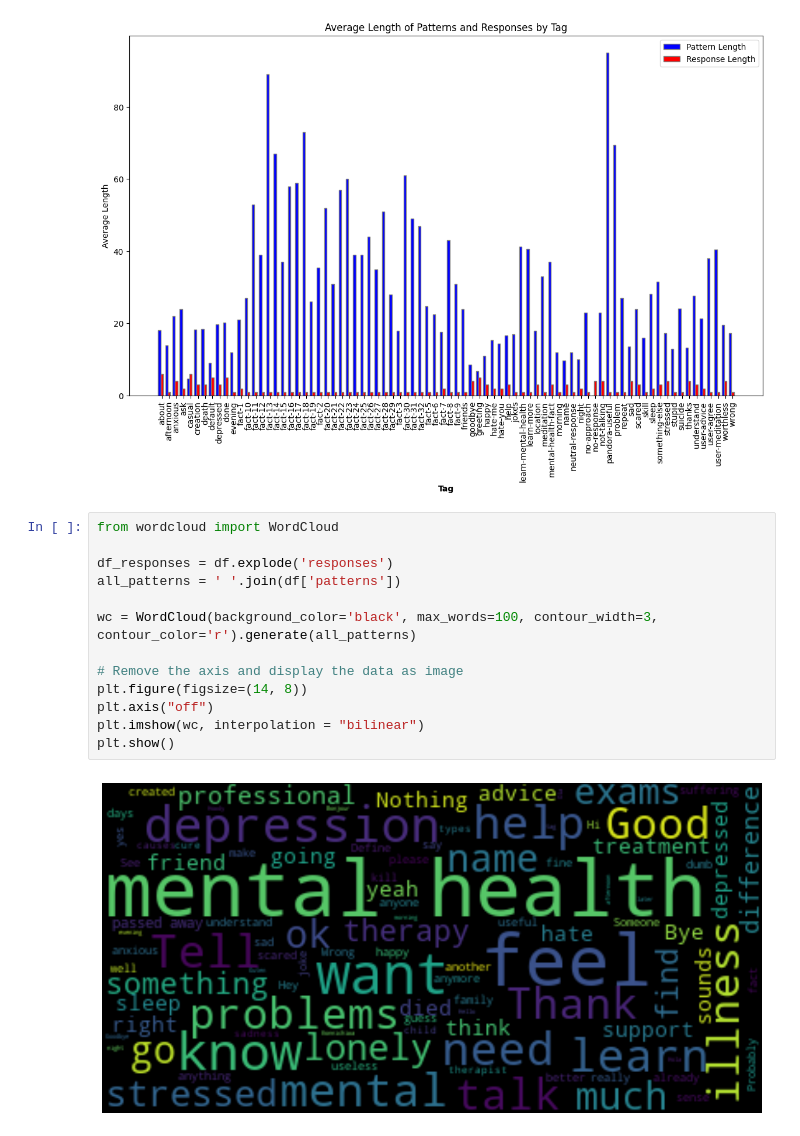
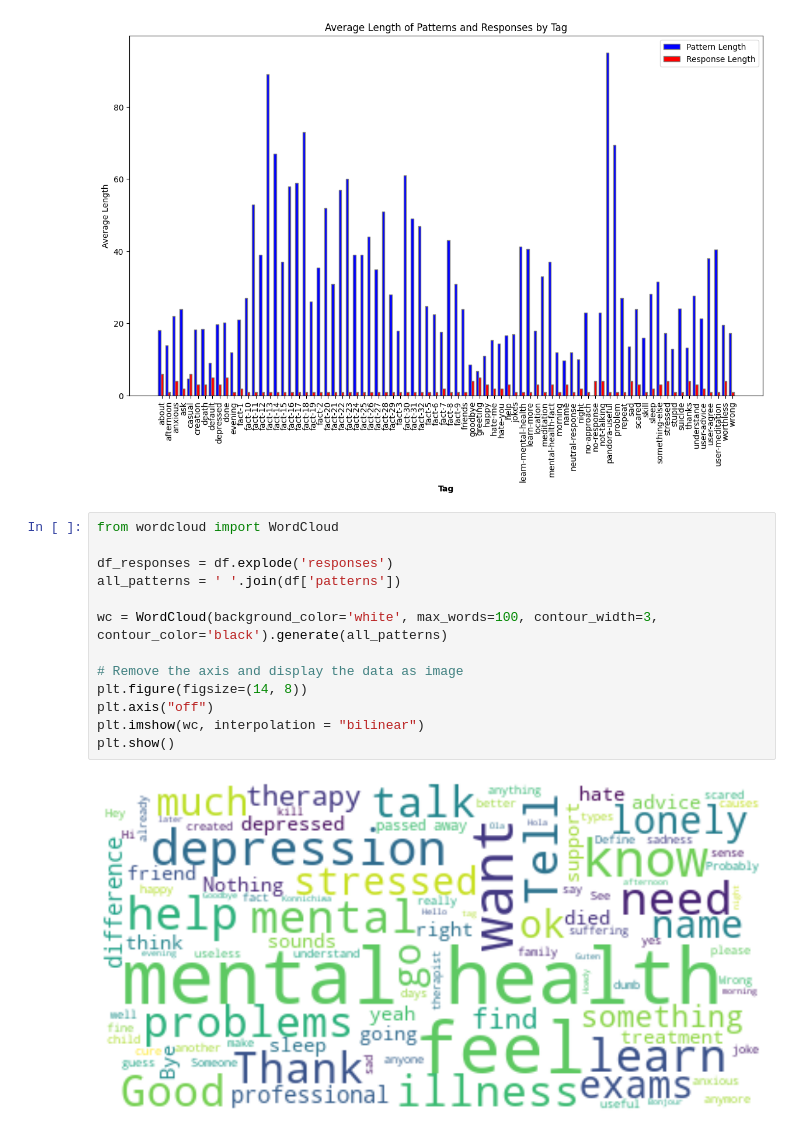
Before and after one commit to tooniesnguyen/Tensorbot_NLP_System, a Jupyter notebook: notebooks/lab.ipynb, the cells around one changed output. Cells and saved outputs as stored; diff of their text form.

```diff
--- a/notebooks/lab.ipynb
+++ b/notebooks/lab.ipynb
@@ -99,15 +99,15 @@ plt.show()
 # %%
 from wordcloud import WordCloud
 
 df_responses = df.explode('responses')
 all_patterns = ' '.join(df['patterns'])
 
-wc = WordCloud(background_color='black', max_words=100, contour_width=3, contour_color='r').generate(all_patterns)
+wc = WordCloud(background_color='white', max_words=100, contour_width=3, contour_color='black').generate(all_patterns)
 
 # Remove the axis and display the data as image
 plt.figure(figsize=(14, 8))
 plt.axis("off")
 plt.imshow(wc, interpolation = "bilinear")
 plt.show()
 # %% [output]
-[figure, old version]
+[figure, new version]
```
